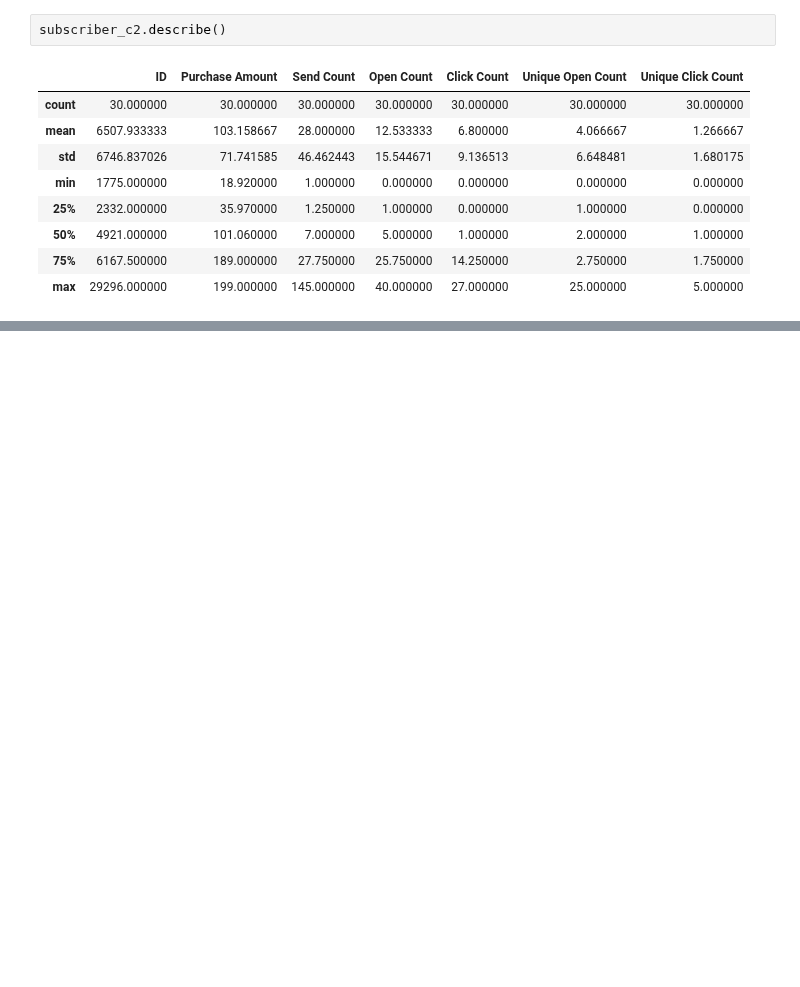
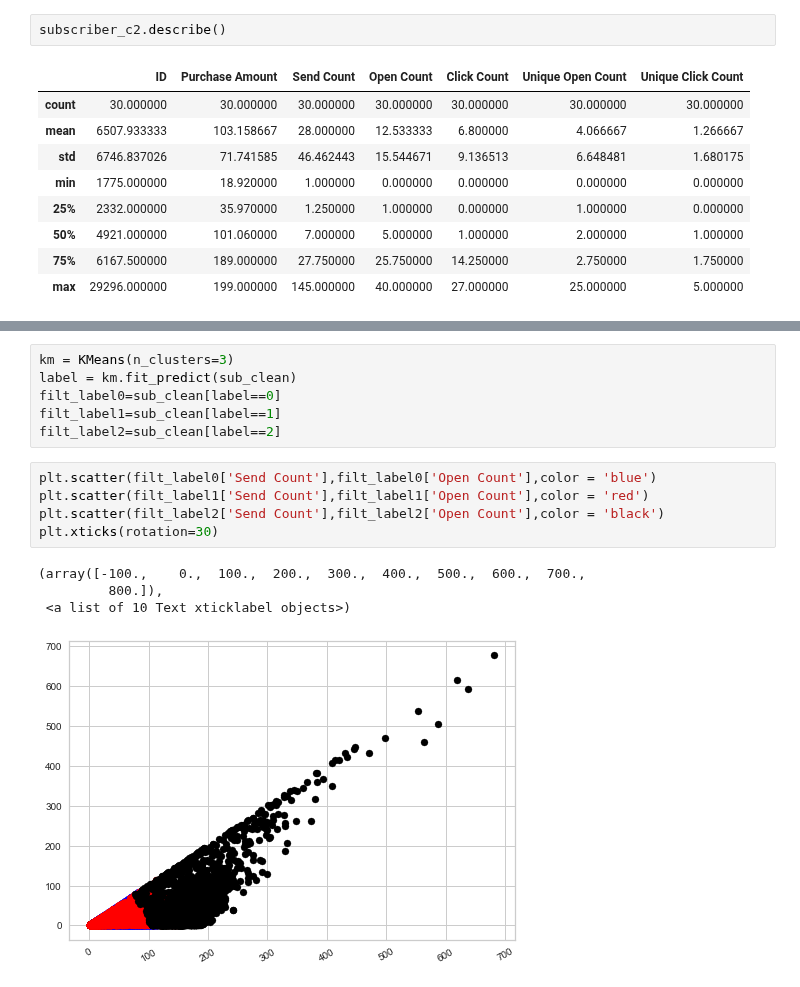
Before and after one commit to jgonz100/MGSC410-Final, a Jupyter notebook: eda.ipynb, the cells around one changed output, grey strips where cells are left out. Saved outputs shown, nothing was run; the diff lists cells and outputs as text; blank space fills up the shorter version.

```diff
--- a/eda.ipynb
+++ b/eda.ipynb
@@ -524,0 +599,16 @@ subscriber_c2.describe()
+# %%
+km = KMeans(n_clusters=3)
+label = km.fit_predict(sub_clean)
+filt_label0=sub_clean[label==0]
+filt_label1=sub_clean[label==1]
+filt_label2=sub_clean[label==2]
+# %%
+plt.scatter(filt_label0['Send Count'],filt_label0['Open Count'],color = 'blue')
+plt.scatter(filt_label1['Send Count'],filt_label1['Open Count'],color = 'red')
+plt.scatter(filt_label2['Send Count'],filt_label2['Open Count'],color = 'black')
+plt.xticks(rotation=30)
+# %% [output]
+(array([-100.,    0.,  100.,  200.,  300.,  400.,  500.,  600.,  700.,
+         800.]),
+ <a list of 10 Text xticklabel objects>)
+[figure, added]
```
Also changed, not shown: parts of 33 cells of this notebook.
